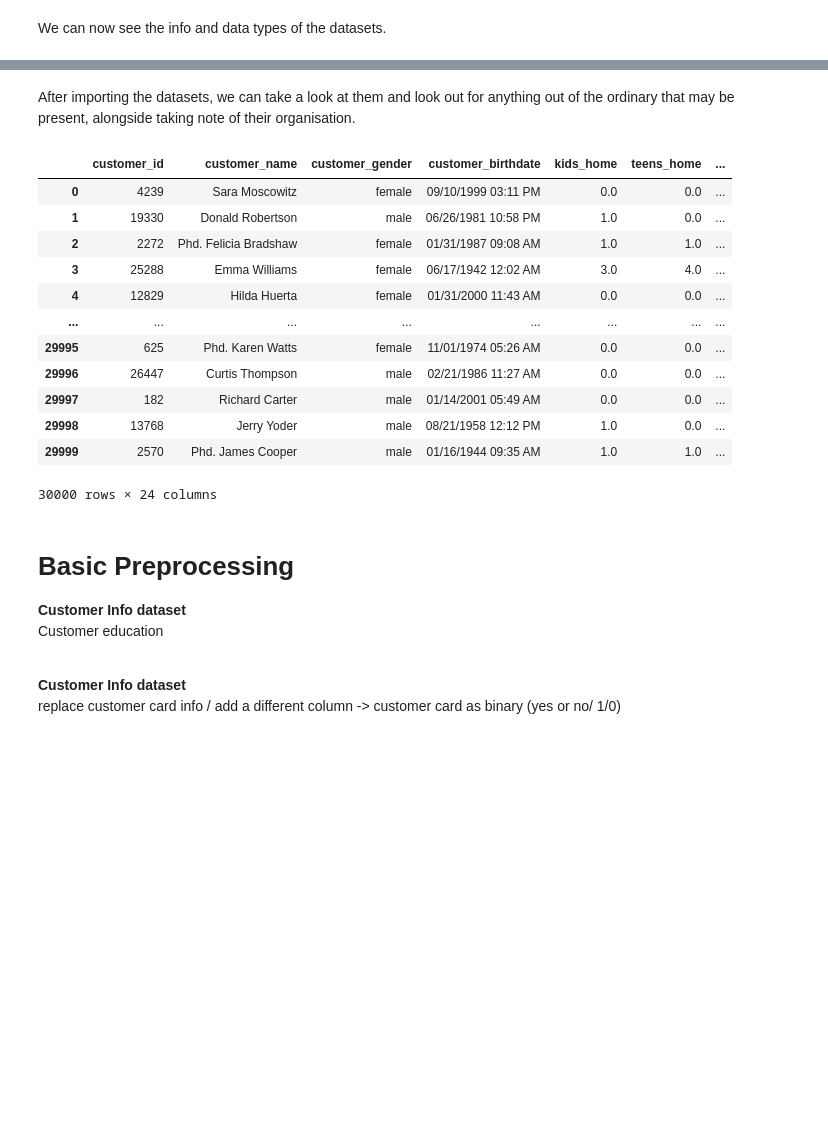
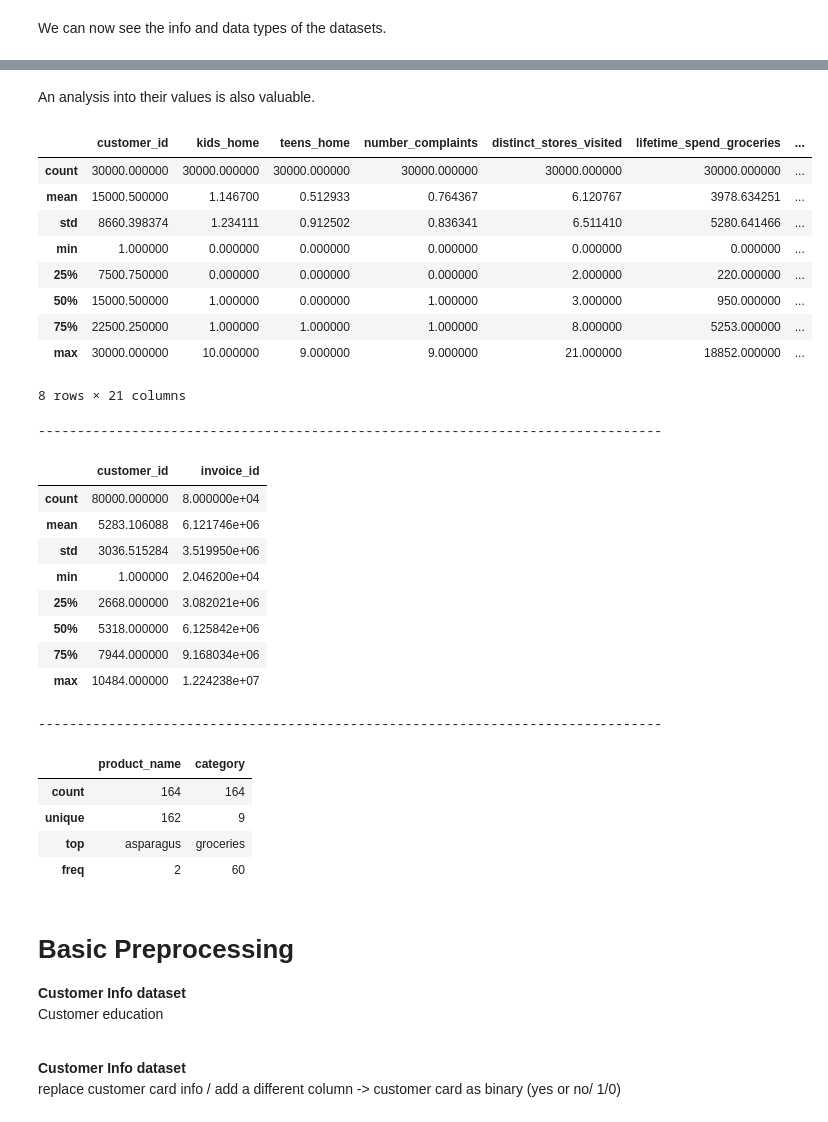
Before and after one commit to MarceloJ18/KeizerKrukis, a Jupyter notebook: proj_code_nb.ipynb, the cells around one changed output, grey strips where cells are left out. Drawn from its saved outputs; the diff is of its cells as text; code cells hidden in the pictures; blank space fills up the shorter version.

Commit message:
Small updates (describe, checks)

```diff
--- a/proj_code_nb.ipynb
+++ b/proj_code_nb.ipynb
@@ -78,24 +78,41 @@ Data columns (total 2 columns):
 dtypes: object(2)
 memory usage: 2.7+ KB
 None
-# %% [markdown]
-After importing the datasets, we can take a look at them and look out for anything out of the ordinary that may be present, alongside taking note of their organisation.
-# %%
-customer_info
-# %% [output]
-|  | customer_id | customer_name | customer_gender | customer_birthdate | kids_home | teens_home | ... |
-| 0 | 4239 | Sara Moscowitz | female | 09/10/1999 03:11 PM | 0.0 | 0.0 | ... |
-| 1 | 19330 | Donald Robertson | male | 06/26/1981 10:58 PM | 1.0 | 0.0 | ... |
-| 2 | 2272 | Phd. Felicia Bradshaw | female | 01/31/1987 09:08 AM | 1.0 | 1.0 | ... |
-| 3 | 25288 | Emma Williams | female | 06/17/1942 12:02 AM | 3.0 | 4.0 | ... |
-| 4 | 12829 | Hilda Huerta | female | 01/31/2000 11:43 AM | 0.0 | 0.0 | ... |
-| ... | ... | ... | ... | ... | ... | ... | ... |
-| 29995 | 625 | Phd. Karen Watts | female | 11/01/1974 05:26 AM | 0.0 | 0.0 | ... |
-| 29996 | 26447 | Curtis Thompson | male | 02/21/1986 11:27 AM | 0.0 | 0.0 | ... |
-| 29997 | 182 | Richard Carter | male | 01/14/2001 05:49 AM | 0.0 | 0.0 | ... |
-| 29998 | 13768 | Jerry Yoder | male | 08/21/1958 12:12 PM | 1.0 | 0.0 | ... |
-| 29999 | 2570 | Phd. James Cooper | male | 01/16/1944 09:35 AM | 1.0 | 1.0 | ... |
-30000 rows × 24 columns
+# %% [markdown]
+An analysis into their values is also valuable.
+# %%
+display(customer_info.describe())
+print('----' * 20 + '\n')
+display(customer_basket.describe())
+print('----' * 20 + '\n')
+display(product_mapping.describe())
+# %% [output]
+|  | customer_id | kids_home | teens_home | number_complaints | distinct_stores_visited | lifetime_spend_groceries | ... |
+| count | 30000.000000 | 30000.000000 | 30000.000000 | 30000.000000 | 30000.000000 | 30000.000000 | ... |
+| mean | 15000.500000 | 1.146700 | 0.512933 | 0.764367 | 6.120767 | 3978.634251 | ... |
+| std | 8660.398374 | 1.234111 | 0.912502 | 0.836341 | 6.511410 | 5280.641466 | ... |
+| min | 1.000000 | 0.000000 | 0.000000 | 0.000000 | 0.000000 | 0.000000 | ... |
+| 25% | 7500.750000 | 0.000000 | 0.000000 | 0.000000 | 2.000000 | 220.000000 | ... |
+| 50% | 15000.500000 | 1.000000 | 0.000000 | 1.000000 | 3.000000 | 950.000000 | ... |
+| 75% | 22500.250000 | 1.000000 | 1.000000 | 1.000000 | 8.000000 | 5253.000000 | ... |
+| max | 30000.000000 | 10.000000 | 9.000000 | 9.000000 | 21.000000 | 18852.000000 | ... |
+8 rows × 21 columns
+--------------------------------------------------------------------------------
+|  | customer_id | invoice_id |
+| count | 80000.000000 | 8.000000e+04 |
+| mean | 5283.106088 | 6.121746e+06 |
+| std | 3036.515284 | 3.519950e+06 |
+| min | 1.000000 | 2.046200e+04 |
+| 25% | 2668.000000 | 3.082021e+06 |
+| 50% | 5318.000000 | 6.125842e+06 |
+| 75% | 7944.000000 | 9.168034e+06 |
+| max | 10484.000000 | 1.224238e+07 |
+--------------------------------------------------------------------------------
+|  | product_name | category |
+| count | 164 | 164 |
+| unique | 162 | 9 |
+| top | asparagus | groceries |
+| freq | 2 | 60 |
 # %% [markdown]
 # Basic Preprocessing <br>
 **Customer Info dataset** <br>
```
Also changed, not shown: parts of 6 cells of this notebook, 1 other file.
